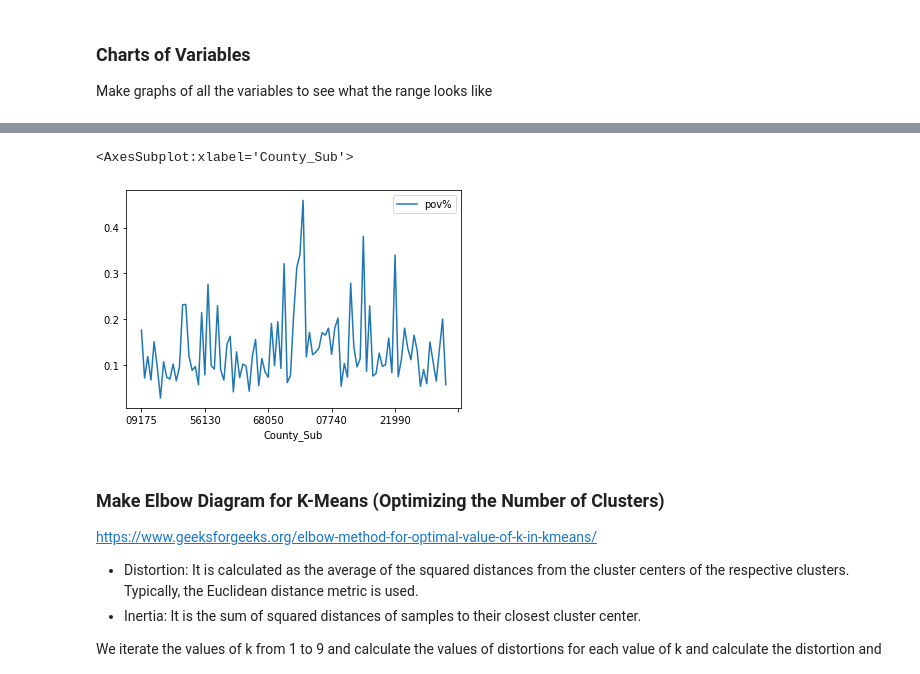
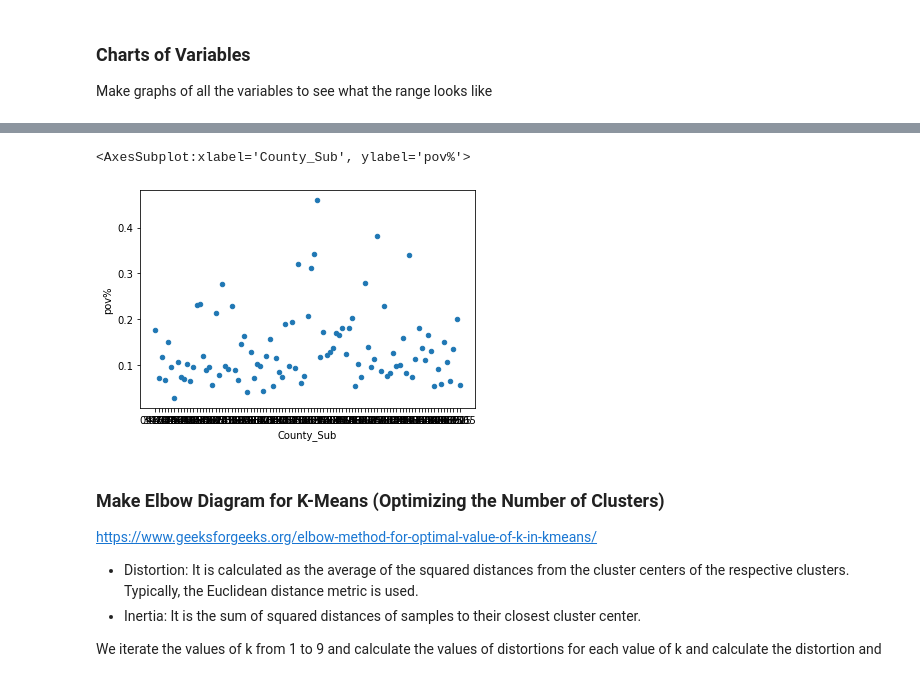
Before and after one commit to mmatkinson7/EquityMLMPO, a Jupyter notebook: ML_Equity_MPO.ipynb, the cells around one changed output, grey strips where cells are left out. Cells and saved outputs as stored; diff of their text form; code cells hidden in the pictures.

```diff
--- a/ML_Equity_MPO.ipynb
+++ b/ML_Equity_MPO.ipynb
@@ -356,9 +364,10 @@ allvarDF[['County_Sub','Disability%']].set_index('County_Sub').plot(kind='line')
 # %%
 # People living in Households below 200% of the Poverty Line
-allvarDF[['County_Sub','pov%']].set_index('County_Sub').plot(kind='line')
+#allvarDF[['County_Sub','pov%%']].set_index('County_Sub').plot(kind='line') #line graph
+allvarDF[['County_Sub','pov%']].plot(kind='scatter', x='County_Sub', y='pov%') #scatter plot
 # %% [output]
-<AxesSubplot:xlabel='County_Sub'>
+<AxesSubplot:xlabel='County_Sub', ylabel='pov%'>
-[figure, old version]
+[figure, new version]
 # %% [markdown]
 ### Make Elbow Diagram for K-Means (Optimizing the Number of Clusters)
 
```
Also changed, not shown: parts of 15 cells of this notebook.
